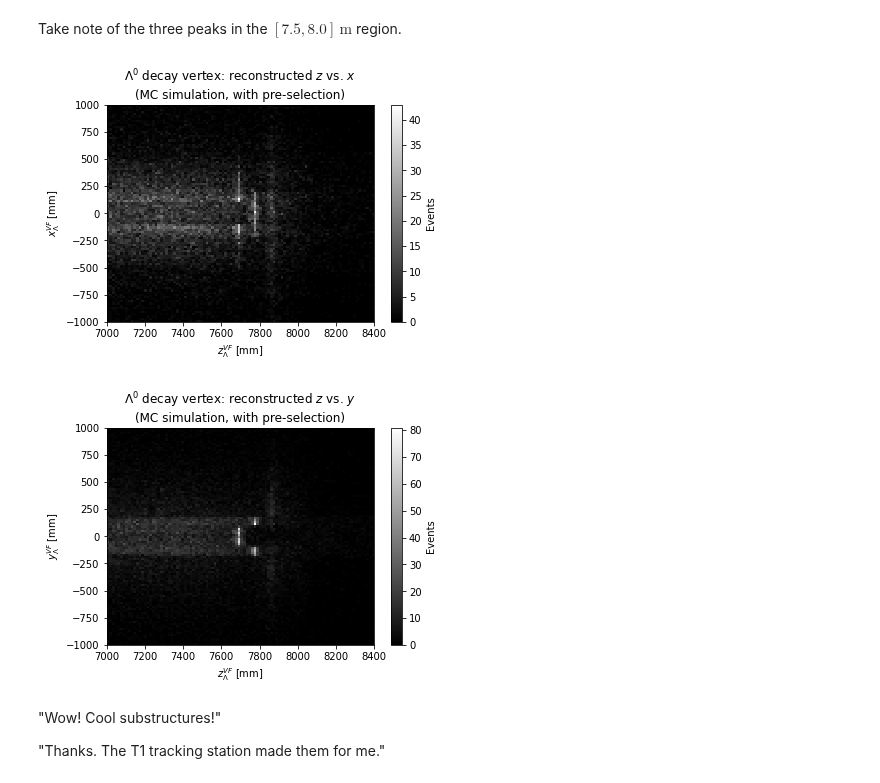
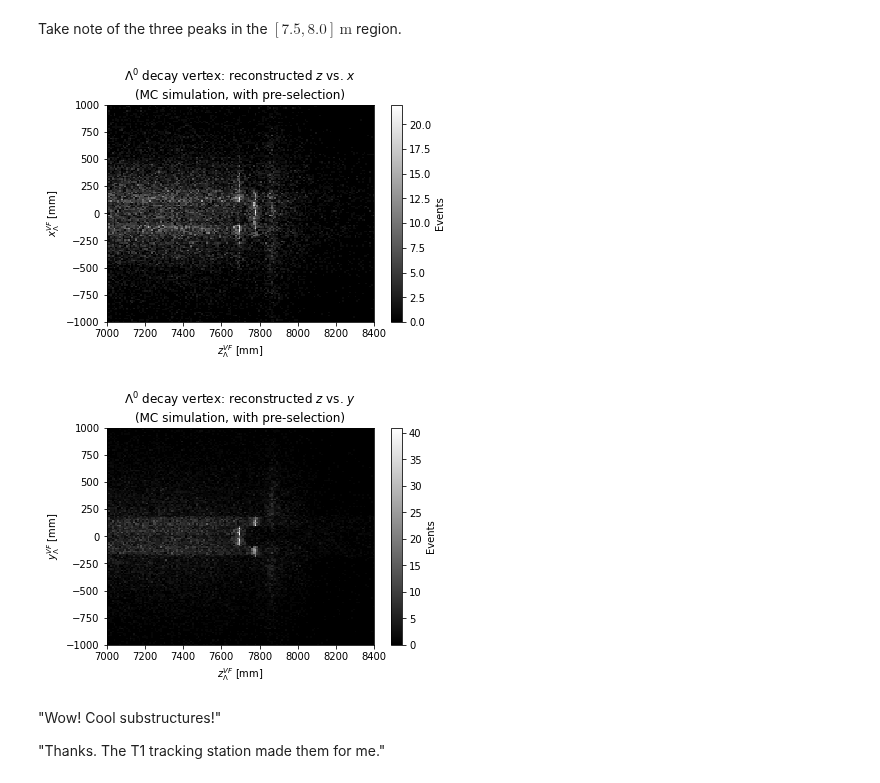
Before and after one commit to alatios/lb2jpsil_preliminary-variable-studies, a Jupyter notebook: 01_explore_simulation.ipynb, the cells around one changed output. Saved outputs shown, nothing was run; the diff lists cells and outputs as text; code cells hidden in the pictures.

Commit message:
Port more plots in new notebook

```diff
--- a/01_explore_simulation.ipynb
+++ b/01_explore_simulation.ipynb
@@ -178,13 +189,16 @@ def all_vs_preselection_plot(
     log_scale: bool = False,
     show_title: bool = True,
     show_grid: bool = True,
-    black_and_white: bool = False
+    black_and_white: bool = False,
+    scientific_notation: bool = False,
+    legend_loc: str = 'best',
+    show_no_cuts: bool = True
 ) -> None:
 
     ## Common plot parameters
     common_plot_params = {
         'range': x_range,
-        'bins': binning
+        'bins': binning,
     }
 
     ## Cut-specific plot parameters
@@ -197,20 +211,21 @@ def all_vs_preselection_plot(
     }
 
     ## With color or b&w?
-    if bw:
+    if black_and_white:
+        common_plot_params['histtype'] = 'stepfilled'
+        common_plot_params['edgecolor'] = 'black'
         no_cuts_plot_params['color'] = 'dimgrey'
         no_cuts_plot_params['hatch'] = '--'
-        #no_cuts_plot_params['edgecolor'] = 'black'
         pre_selection_plot_params['color'] = 'gainsboro'
         pre_selection_plot_params['hatch'] = '//'
-        #pre_selection_plot_params['edgecolor'] = 'black'
     else:
         no_cuts_plot_params['color'] = 'darkred'
         no_cuts_plot_params['alpha'] = 0.7
         pre_selection_plot_params['color'] = 'goldenrod'
 
     ## No cuts
-    plt.hist(series, **common_plot_params, **no_cuts_plot_params)
+    if show_no_cuts:
+        plt.hist(series, **common_plot_params, **no_cuts_plot_params)
 
     ## With pre-selection cuts
     plt.hist(series.loc[pre_selection_cuts], **common_plot_params, **pre_selection_plot_params)
@@ -224,12 +239,20 @@ def all_vs_preselection_plot(
     if show_grid:
         plt.grid()
 
-    if show_title:
-        plt.title(title + '\n(MC simulation)')
+    if scientific_notation:
+        plt.ticklabel_format(axis="x", style="sci", scilimits=(0,0))
 
     plt.xlabel(x_label)
     plt.ylabel("Events")
-    plt.legend()
+
+    if show_no_cuts:
+        plt.legend(frameon=False, loc=legend_loc)
+        title_presel_addon = ''
+    else:
+        title_presel_addon = ', with pre-selection'
+
+    if show_title:
+        plt.title(title + '\n(MC simulation' + title_presel_addon + ')')
 
     if save_plots:
         plt.savefig(plot_directory + file_name + '.pdf', bbox_inches = 'tight')
@@ -298,7 +321,8 @@ for comp in ['x', 'y', 'z']:
         'log_scale': False,
         'show_title': show_titles,
         'black_and_white': bw,
-        'show_grid': True
+        'show_grid': show_grid,
+        'show_no_cuts': show_no_cuts
     }
 
     all_vs_preselection_plot(
@@ -313,26 +337,26 @@ Take note of the three peaks in the $[7.5,8.0]\,\text{m}$ region.
 # %%
 for comp_y in ['x', 'y']:
     plot_parameters = {
-        'binning': 100,
+        'binning': 150,
         'range_x': [7000,8400],
         'range_y': [-1000,1000],
         'title': '$\Lambda^0$ decay vertex: reconstructed $z$ vs. $' + comp_y + '$',
         'label_x': '$z_\Lambda^{VF}$ [mm]',
         'label_y': '$' +  comp_y + '_\Lambda^{VF}$ [mm]',
         'file_name': 'Lambda_endvertex_z_vs_' + comp_y,
         'with_preselection': True,
         'show_title': show_titles,
         'black_and_white': bw,
     }
 
     all_or_preselection_hist2d(
         df_mc['L_ENDVERTEX_Z'],
         df_mc['L_ENDVERTEX_' + comp_y.upper()],
         **plot_parameters
     )
 # %% [output]
-[figure, old version]
+[figure, new version]
-[figure, old version]
+[figure, new version]
 # %% [markdown]
 "Wow! Cool substructures!"
 
```
Also changed, not shown: parts of 25 cells of this notebook.
